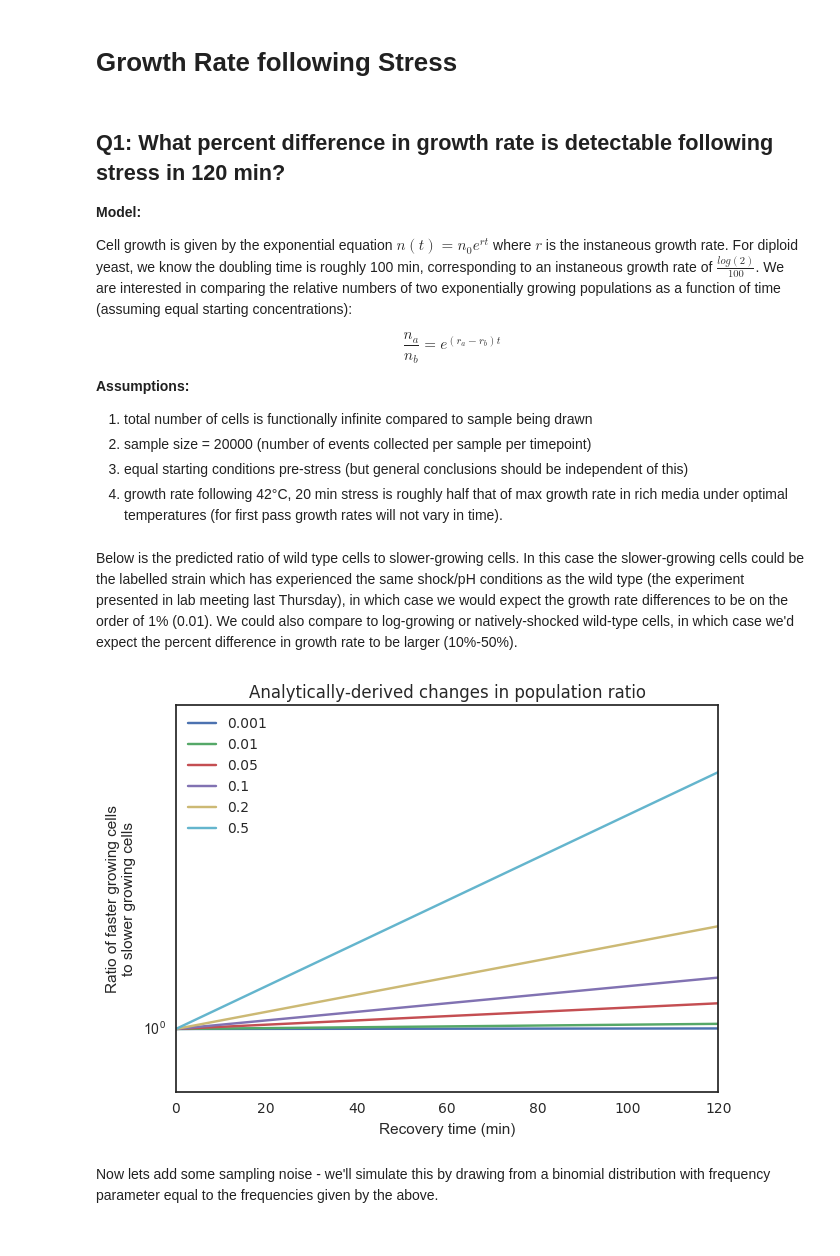
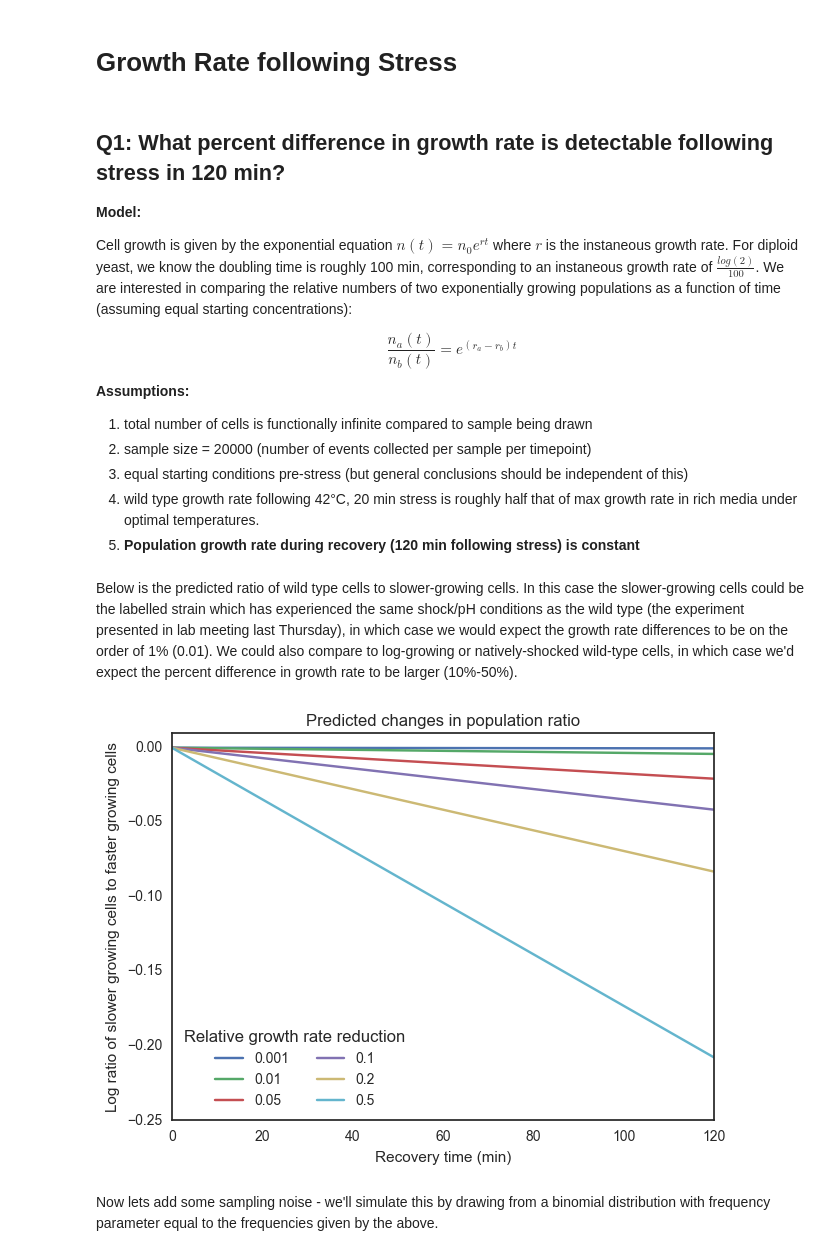
Before and after one commit to haneulyoo/agg_simv2, a Jupyter notebook: stress-growth-rate-sim.ipynb, the cells around one changed output. Cells and saved outputs as stored; diff of their text form; code cells hidden in the pictures.

```diff
--- a/stress-growth-rate-sim.ipynb
+++ b/stress-growth-rate-sim.ipynb
@@ -13,7 +13,7 @@ sns.set_style('white')
 Cell growth is given by the exponential equation $n(t) = n_0e^{rt}$ where $r$ is the instaneous growth rate. For diploid yeast, we know the doubling time is roughly 100 min, corresponding to an instaneous growth rate of $\frac{log(2)}{100}$. We are interested in comparing the relative numbers of two exponentially growing populations as a function of time (assuming equal starting concentrations):
 
 \begin{equation}
-\frac{n_a}{n_b} = e^{(r_a - r_b)t}
+\frac{n_a(t)}{n_b(t)} = e^{(r_a - r_b)t}
 \end{equation}
 
 
@@ -22,7 +22,8 @@ Cell growth is given by the exponential equation $n(t) = n_0e^{rt}$ where $r$ is
 1. total number of cells is functionally infinite compared to sample being drawn
 2. sample size = 20000 (number of events collected per sample per timepoint)
 3. equal starting conditions pre-stress (but general conclusions should be independent of this)
-4. growth rate following 42&deg;C, 20 min stress is roughly half that of max growth rate in rich media under optimal temperatures (for first pass growth rates will not vary in time).
+4. wild type growth rate following 42&deg;C, 20 min stress is roughly half that of max growth rate in rich media under optimal temperatures.
+5. **Population growth rate during recovery (120 min following stress) is constant**
 # %%
 # Use this parameter to set the time limits of the experiment (in min!)
 recovery_time = 120
@@ -33,7 +34,7 @@ post_stress_growth = max_growth / 2
 
 percent_differences = np.array([0.001, 0.01, 0.05, 0.1, .2, .5])
 #percent_differences = np.array([.5])
-ss = post_stress_growth - (1-percent_differences)*post_stress_growth
+ss = (1-percent_differences)*post_stress_growth - post_stress_growth
 
 # This makes an array of arrays - switch to one array with a row for each condition?
 predicted_ratio = np.zeros((len(ss), len(t)))
@@ -51,17 +52,16 @@ Below is the predicted ratio of wild type cells to slower-growing cells. In this
 # %%
 f,ax = plt.subplots(figsize = (7,5))
 for i, s in enumerate(predicted_ratio):
-    ax.plot(t, s, label=str(percent_differences[i]))
+    ax.plot(t, np.log(s), label=str(percent_differences[i]))
 
-ax.set_ylim((.95,1.3))
-ax.set_yscale('log')
-ax.legend(loc = 'upper left')
+ax.set_ylim((-.25,.01))
+ax.legend(loc = 'lower left', fancybox=True, title = "Relative growth rate reduction", ncol=2)
 ax.set_xlabel('Recovery time (min)')
-ax.set_ylabel('Ratio of faster growing cells\nto slower growing cells')
-ax.set_title('Analytically-derived changes in population ratio')
+ax.set_ylabel('Log ratio of slower growing cells to faster growing cells')
+ax.set_title('Predicted changes in population ratio')
 plt.show()
 # %% [output]
-[figure, old version]
+[figure, new version]
 # %% [markdown]
 Now lets add some sampling noise - we'll simulate this by drawing from a binomial distribution with frequency parameter equal to the frequencies given by the above.
 # %%
```
Also changed, not shown: parts of 3 cells of this notebook.
